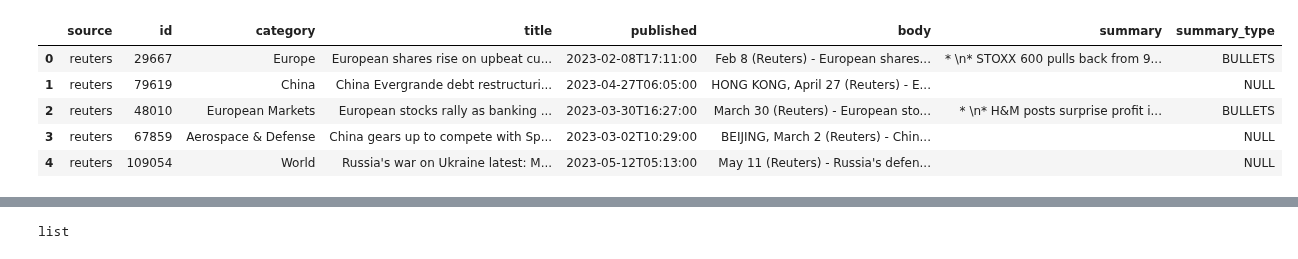
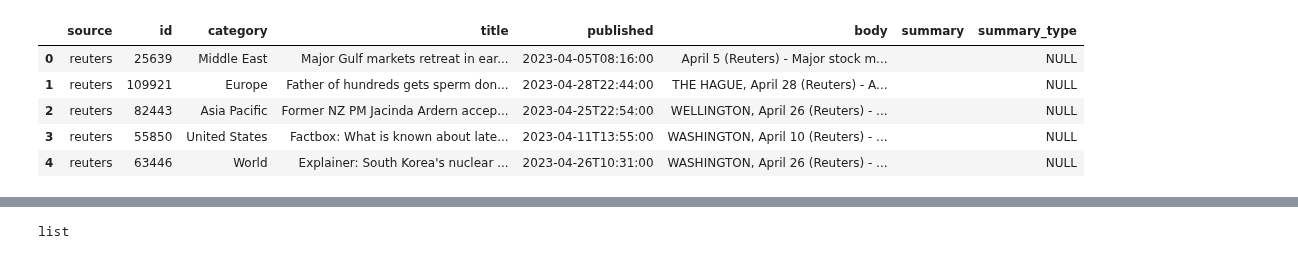
Before and after one commit to yw4401/FinBot, a Jupyter notebook: notebooks/flat_topic.ipynb, the cells around one changed output, grey strips where cells are left out. Cells and saved outputs as stored; diff of their text form; code cells hidden in the pictures.

```diff
--- a/notebooks/flat_topic.ipynb
+++ b/notebooks/flat_topic.ipynb
@@ -32,14 +32,14 @@ topic_model = BERTopic(
   ctfidf_model=ctfidf_model,
 )
 # %%
-news_df = pd.read_parquet("../2023-coref.parquet")
+news_df = pd.read_parquet("gs://scraped-news-article-data-null/subsample-2023-4.parquet")
 news_df.head()
 # %% [output]
 |  | source | id | category | title | published | body | summary | summary_type |
-| 0 | reuters | 29667 | Europe | European shares rise on upbeat cu... | 2023-02-08T17:11:00 | Feb 8 (Reuters) - European shares... | * \n* STOXX 600 pulls back from 9... | BULLETS |
-| 1 | reuters | 79619 | China | China Evergrande debt restructuri... | 2023-04-27T06:05:00 | HONG KONG, April 27 (Reuters) - E... |  | NULL |
-| 2 | reuters | 48010 | European Markets | European stocks rally as banking ... | 2023-03-30T16:27:00 | March 30 (Reuters) - European sto... | * \n* H&M posts surprise profit i... | BULLETS |
-| 3 | reuters | 67859 | Aerospace & Defense | China gears up to compete with Sp... | 2023-03-02T10:29:00 | BEIJING, March 2 (Reuters) - Chin... |  | NULL |
-| 4 | reuters | 109054 | World | Russia's war on Ukraine latest: M... | 2023-05-12T05:13:00 | May 11 (Reuters) - Russia's defen... |  | NULL |
+| 0 | reuters | 25639 | Middle East | Major Gulf markets retreat in ear... | 2023-04-05T08:16:00 | April 5 (Reuters) - Major stock m... |  | NULL |
+| 1 | reuters | 109921 | Europe | Father of hundreds gets sperm don... | 2023-04-28T22:44:00 | THE HAGUE, April 28 (Reuters) - A... |  | NULL |
+| 2 | reuters | 82443 | Asia Pacific | Former NZ PM Jacinda Ardern accep... | 2023-04-25T22:54:00 | WELLINGTON, April 26 (Reuters) - ... |  | NULL |
+| 3 | reuters | 55850 | United States | Factbox: What is known about late... | 2023-04-11T13:55:00 | WASHINGTON, April 10 (Reuters) - ... |  | NULL |
+| 4 | reuters | 63446 | World | Explainer: South Korea's nuclear ... | 2023-04-26T10:31:00 | WASHINGTON, April 26 (Reuters) - ... |  | NULL |
 # %%
 clusters = topic_model.fit_transform(news_df.body)
```
Also changed, not shown: parts of 2 cells of this notebook, 7 other files.
